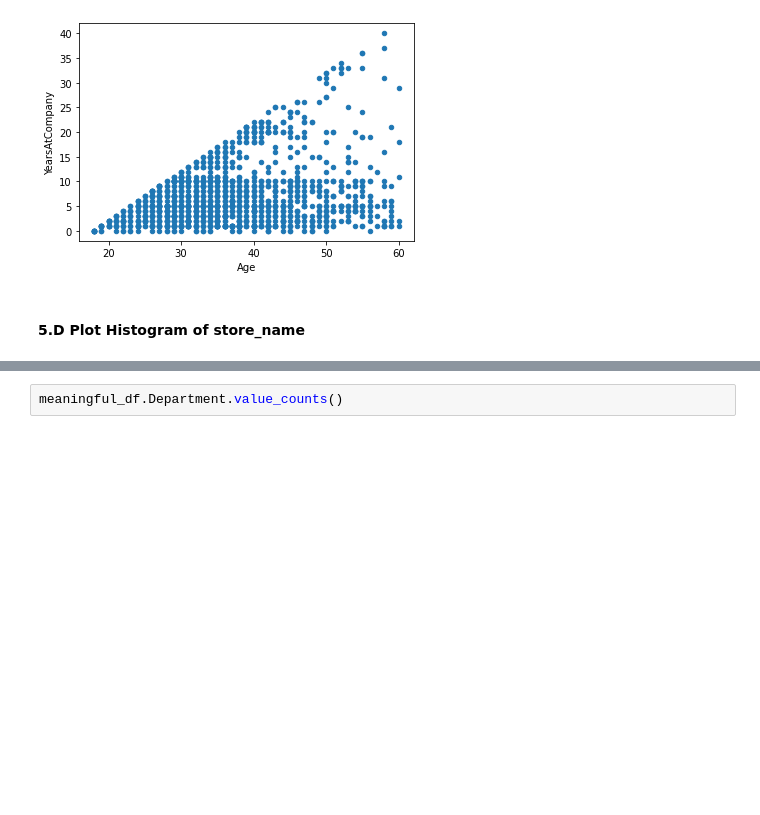
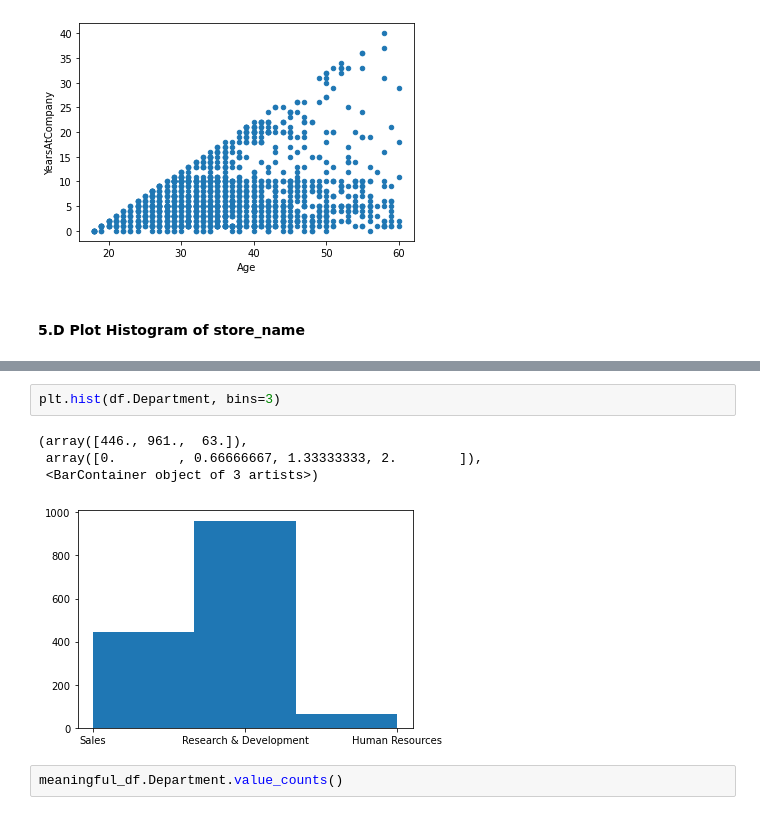
Before and after one commit to adireksa/iod, a Jupyter notebook: Labs/mathematics/Lab 1.2.2 Pandas Lab.ipynb, the cells around one changed output, grey strips where cells are left out. Saved outputs shown, nothing was run; the diff lists cells and outputs as text; blank space fills up the shorter version.

```diff
--- a/Labs/mathematics/Lab 1.2.2 Pandas Lab.ipynb
+++ b/Labs/mathematics/Lab 1.2.2 Pandas Lab.ipynb
@@ -466,3 +620,10 @@ _ = plt.show()
+# %%
+plt.hist(df.Department, bins=3)
+# %% [output]
+(array([446., 961.,  63.]),
+ array([0.        , 0.66666667, 1.33333333, 2.        ]),
+ <BarContainer object of 3 artists>)
+[figure, added]
 # %%
 meaningful_df.Department.value_counts()
 # %% [output]
```
Also changed, not shown: parts of 26 cells of this notebook.
